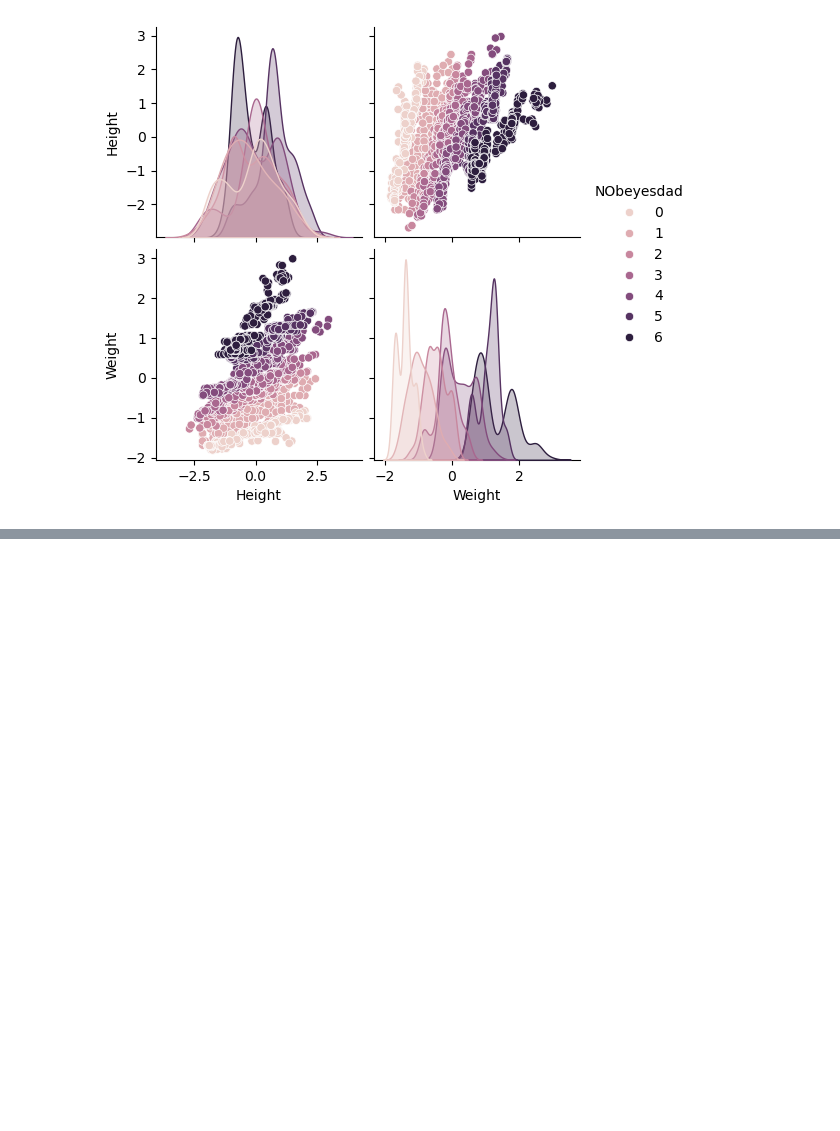
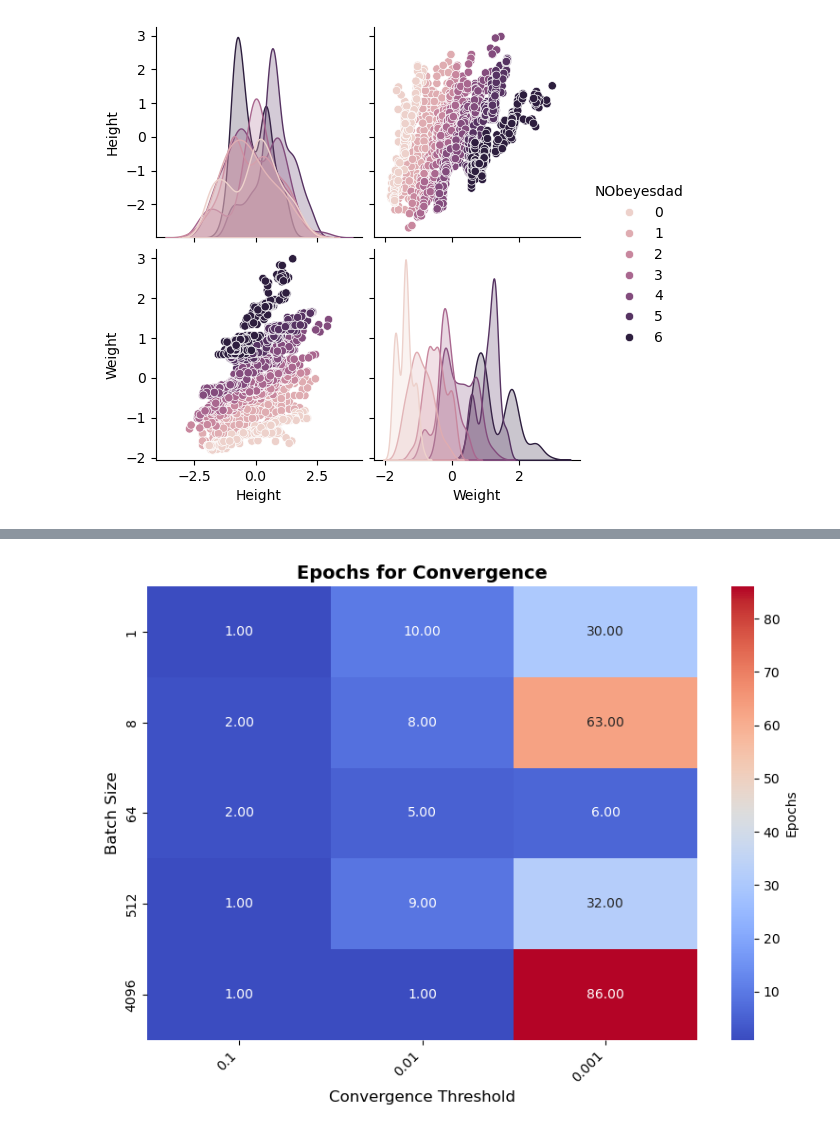
Before and after one commit to ericab322/Multiclass-Classifcation-Algorithm, a Jupyter notebook: notebooks/one_vs_all_demo.ipynb, the cells around one changed output, grey strips where cells are left out. Cells and saved outputs as stored; diff of their text form; code cells hidden in the pictures; blank space fills up the shorter version.

```diff
--- a/notebooks/one_vs_all_demo.ipynb
+++ b/notebooks/one_vs_all_demo.ipynb
@@ -98,0 +321,84 @@ plt.show()
+# %%
+import numpy as np
+import matplotlib.pyplot as plt
+import seaborn as sns
+from src.binary_logistic_regression import BinaryLogisticRegression
+
+BATCH_SIZE_ARR = [1, 8, 64, 512, 4096]
+CONV_THRESHOLD_ARR = [1e-1, 1e-2, 1e-3]
+
+def generate_array_binary_classification(X_train, y_train, X_test, y_test, n_features, target_class):
+    """
+    Generate accuracy and epoch arrays for binary classification of `target_class` vs. others
+    by varying batch size and convergence threshold.
+    """
+    epoch_arr = np.zeros((len(BATCH_SIZE_ARR), len(CONV_THRESHOLD_ARR)))
+    acc_arr = np.zeros((len(BATCH_SIZE_ARR), len(CONV_THRESHOLD_ARR)))
+
+    # Convert labels to binary: target_class = 1, others = 0
+    y_train_binary = (y_train == target_class).astype(int)
+    y_test_binary = (y_test == target_class).astype(int)
+
+    for i, batch_size in enumerate(BATCH_SIZE_ARR):
+        for j, conv_threshold in enumerate(CONV_THRESHOLD_ARR):
+            model = BinaryLogisticRegression(
+                n_features=n_features,
+                batch_size=batch_size,
+                conv_threshold=conv_threshold,
+                max_epochs=1000,
+                random_state=42
+            )
+            epochs = model.train(X_train, y_train_binary)
+            epoch_arr[i, j] = epochs
+
+            accuracy = model.accuracy(X_test, y_test_binary)
+            acc_arr[i, j] = np.round(accuracy, 2)
+
+    return epoch_arr, acc_arr
+
+def generate_heatmap(data, x_labels, y_labels, title, cbar_label):
+    """
+    Generate an enhanced heatmap to visualize data.
+    """
+    plt.figure(figsize=(8, 6))
+    ax = sns.heatmap(
+        data,
+        annot=True,
+        fmt=".2f",
+        cmap="coolwarm",
+        xticklabels=x_labels,
+        yticklabels=y_labels,
+        cbar_kws={"label": cbar_label}
+    )
+
+    plt.title(title, fontsize=14, weight="bold")
+    plt.xlabel("Convergence Threshold", fontsize=12)
+    plt.ylabel("Batch Size", fontsize=12)
+    plt.xticks(rotation=45, ha="right")
+    plt.tight_layout()
+    plt.show()
+
+# Example usage:
+# Assuming X_train, y_train, X_test, y_test are defined and preprocessed
+# Choose a target class (e.g., class 0)
+target_class = 0
+
+epoch_arr, acc_arr = generate_array_binary_classification(X_train, y_train, X_test, y_test, n_features=13, target_class=target_class)
+
+generate_heatmap(
+    epoch_arr,
+    x_labels=CONV_THRESHOLD_ARR,
+    y_labels=BATCH_SIZE_ARR,
+    title="Epochs for Convergence",
+    cbar_label="Epochs"
+)
+
+generate_heatmap(
+    acc_arr,
+    x_labels=CONV_THRESHOLD_ARR,
+    y_labels=BATCH_SIZE_ARR,
+    title="Accuracy",
+    cbar_label="Accuracy"
+)
+# %% [output]
+[figure, added]
```
Also changed, not shown: parts of 19 cells of this notebook, 2 other files.
